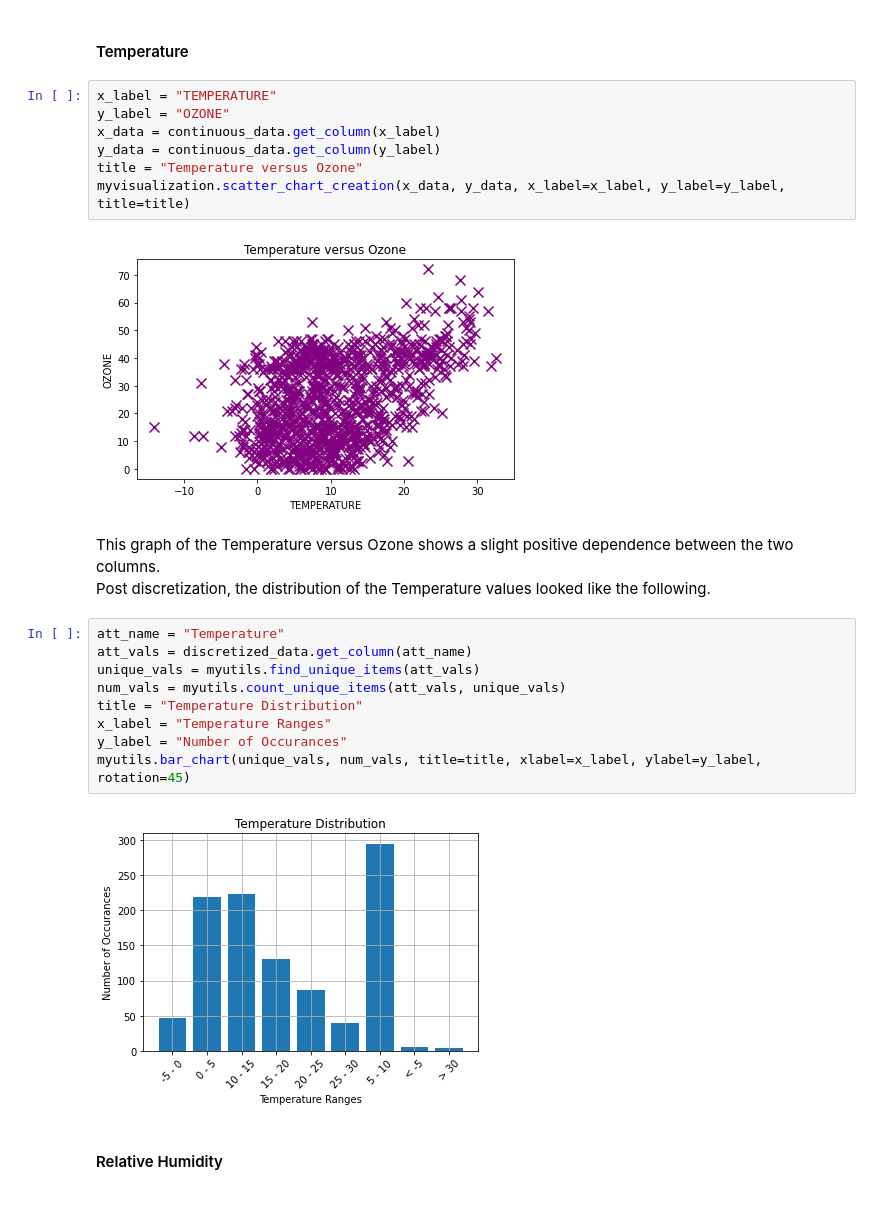
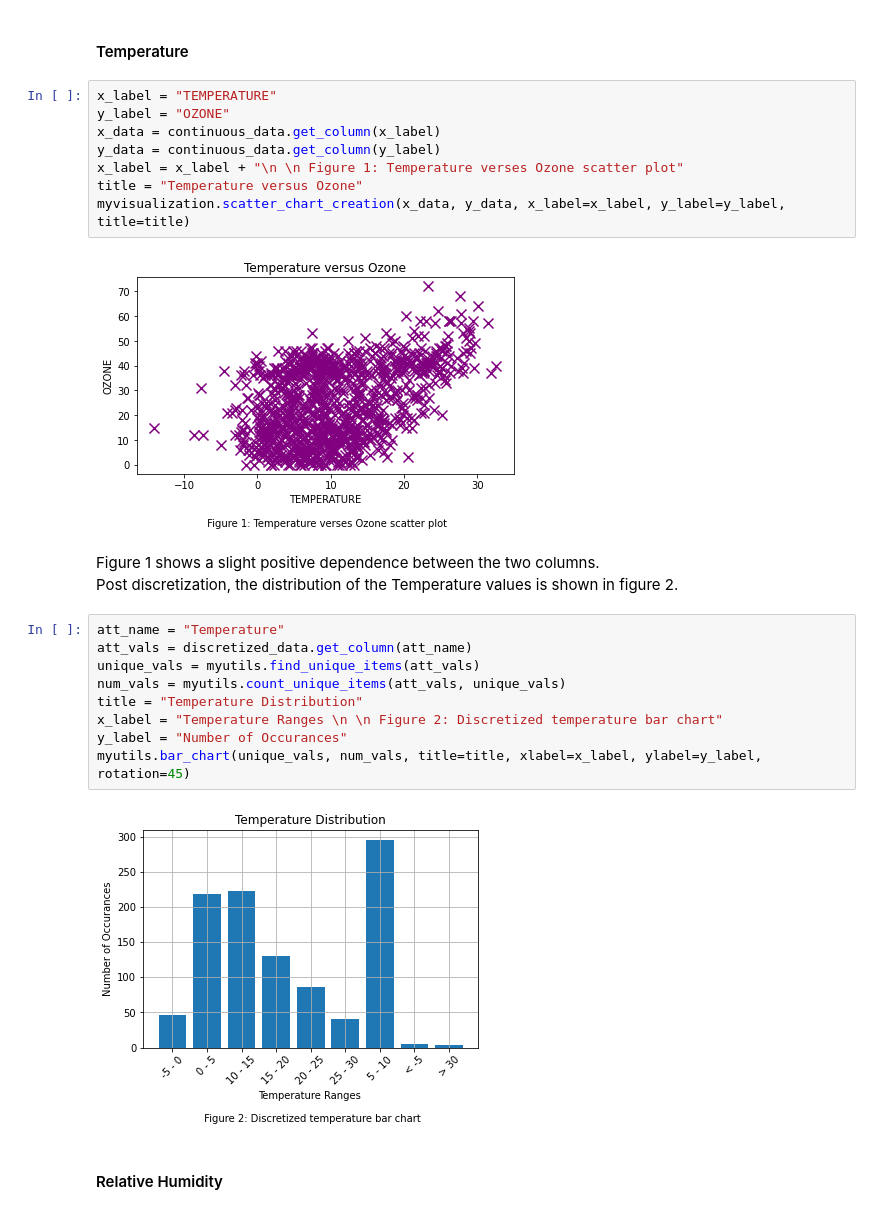
Before and after one commit to rdurnil/cpsc322project, a Jupyter notebook: technical_report.ipynb, the cells around one changed output. Saved outputs shown, nothing was run; the diff lists cells and outputs as text.

Commit message:
Added figure labels

```diff
--- a/technical_report.ipynb
+++ b/technical_report.ipynb
@@ -52,24 +49,25 @@ x_label = "TEMPERATURE"
 y_label = "OZONE"
 x_data = continuous_data.get_column(x_label)
 y_data = continuous_data.get_column(y_label)
+x_label = x_label + "\n \n Figure 1: Temperature verses Ozone scatter plot"
 title = "Temperature versus Ozone"
 myvisualization.scatter_chart_creation(x_data, y_data, x_label=x_label, y_label=y_label, title=title)
 # %% [output]
-[figure, old version]
+[figure, new version]
 # %% [markdown]
-This graph of the Temperature versus Ozone shows a slight positive dependence between the two columns.
-Post discretization, the distribution of the Temperature values looked like the following.
+Figure 1 shows a slight positive dependence between the two columns.
+Post discretization, the distribution of the Temperature values is shown in figure 2.
 # %%
 att_name = "Temperature"
 att_vals = discretized_data.get_column(att_name)
 unique_vals = myutils.find_unique_items(att_vals)
 num_vals = myutils.count_unique_items(att_vals, unique_vals)
 title = "Temperature Distribution"
-x_label = "Temperature Ranges"
+x_label = "Temperature Ranges \n \n Figure 2: Discretized temperature bar chart"
 y_label = "Number of Occurances"
 myutils.bar_chart(unique_vals, num_vals, title=title, xlabel=x_label, ylabel=y_label, rotation=45)
 # %% [output]
-[figure, old version]
+[figure, new version]
 # %% [markdown]
 #### Relative Humidity
 # %%
```
Also changed, not shown: parts of 17 cells of this notebook.
